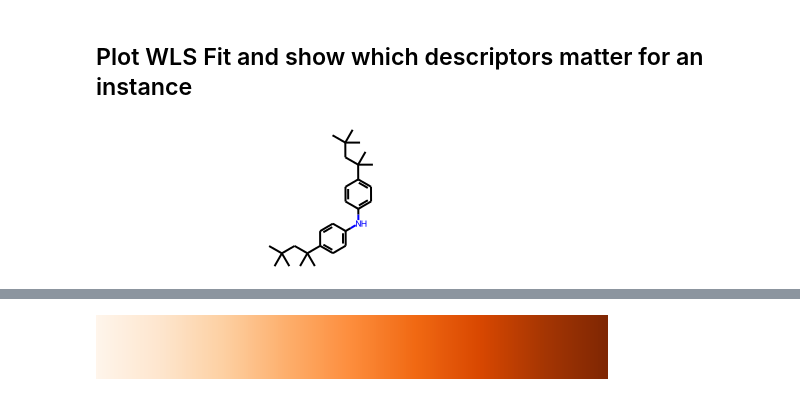
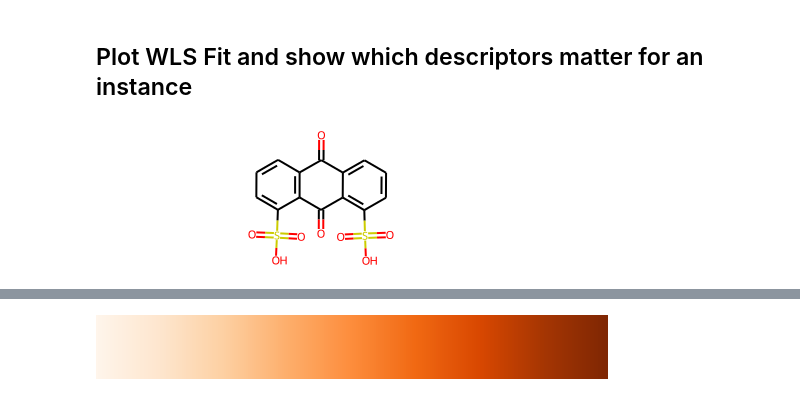
Before and after one commit to ur-whitelab/exmol, a Jupyter notebook: LIME/Solubility-RNN.ipynb, the cells around one changed output, grey strips where cells are left out. Saved outputs shown, nothing was run; the diff lists cells and outputs as text; code cells hidden in the pictures.

```diff
--- a/LIME/Solubility-RNN.ipynb
+++ b/LIME/Solubility-RNN.ipynb
@@ -41,7 +41,7 @@ features_start_at = list(soldata.columns).index("MolWt")
 np.random.seed(0)
 # %%
 # scramble them
-soldata = soldata.sample(frac=0.1, random_state=1).reset_index(drop=True)
+soldata = soldata.sample(frac=1, random_state=1).reset_index(drop=True)
 soldata.head()
 # %% [output]
 |  | ID | Name | InChI | InChIKey | SMILES | Solubility | SD | Ocurrences | Group | MolWt | ... |
@@ -370,8 +255,8 @@ def plot_space_by_fit(
 # %% [markdown]
 ## Plot WLS Fit and show which descriptors matter for an instance
 # %%
-MolFromSmiles(soldata.SMILES[15])
+MolFromSmiles(soldata.SMILES[5883])
 # %% [output]
-[figure, old version]
+[figure, new version]
 # %%
 stoned_kwargs={'num_samples': 2500, 'alphabet':exmol.get_basic_alphabet(), 'max_mutations': 1}
```
Also changed, not shown: parts of 29 cells of this notebook, 4 other files.
